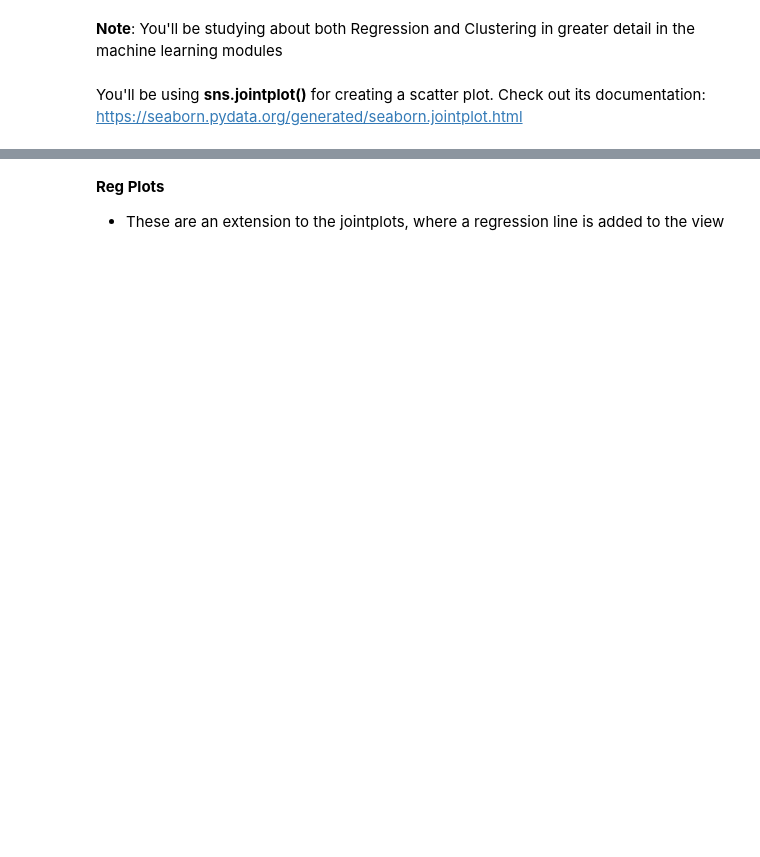
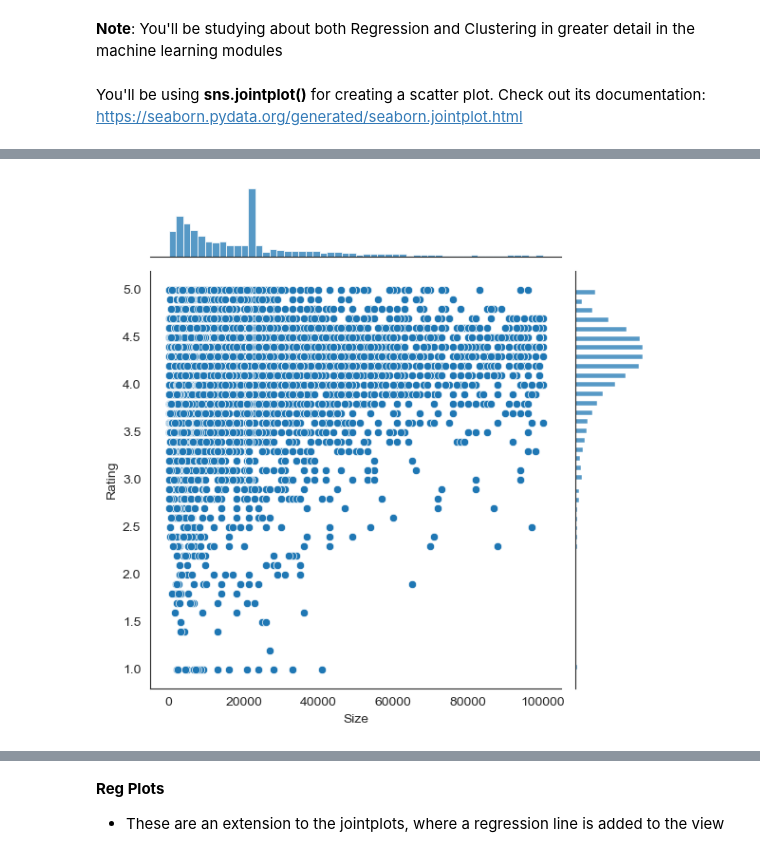
Before and after one commit to AnkitSalian/Machine_Learning_Notes, a Jupyter notebook: Data Visualization/Case Study/Case+Study+Notebook/Case Study Notebook/Data Visualisation in Python - Case Study.ipynb, the cells around one changed output, grey strips where cells are left out. Drawn from its saved outputs; the diff is of its cells as text; code cells hidden in the pictures; blank space fills up the shorter version.

Commit message:
Seaborn jointplot, barplot, boxplot, pairplot

```diff
--- a/Data Visualization/Case Study/Case+Study+Notebook/Case Study Notebook/Data Visualisation in Python - Case Study.ipynb
+++ b/Data Visualization/Case Study/Case+Study+Notebook/Case Study Notebook/Data Visualisation in Python - Case Study.ipynb
@@ -953,4 +957,10 @@ https://seaborn.pydata.org/generated/seaborn.jointplot.html
+# %%
+sns.set_style("white")
 # %%
 ### Plot the same thing now using a jointplot
+sns.jointplot(x=inp1.Size, y=inp1.Rating)
+plt.show()
+# %% [output]
+[figure, added]
 # %%
 ## Plot a jointplot for Price and Rating
```
Also changed, not shown: parts of 25 cells of this notebook.
